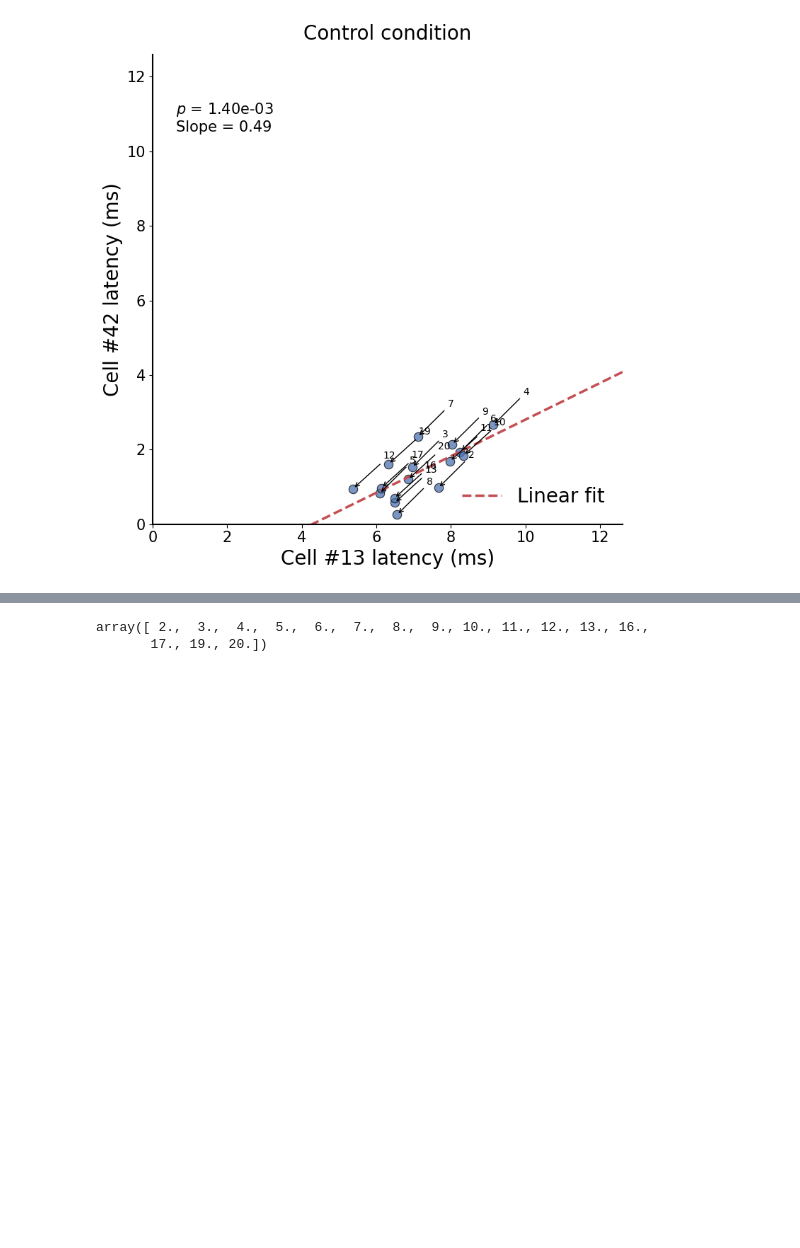
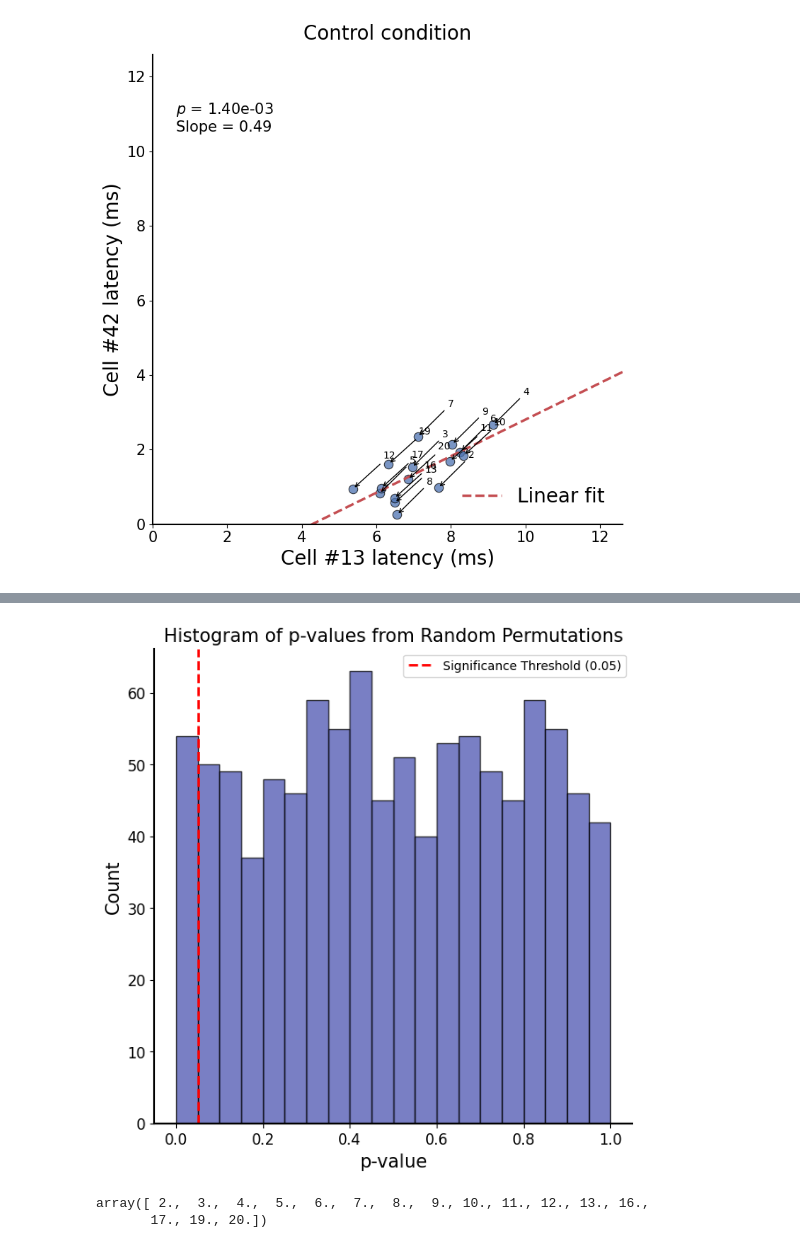
Before and after one commit to TianchengXu0420/ZDA_Adventure, a Jupyter notebook: GapJunction.ipynb, the cells around one changed output, grey strips where cells are left out. Saved outputs shown, nothing was run; the diff lists cells and outputs as text; code cells hidden in the pictures; blank space fills up the shorter version.

```diff
--- a/GapJunction.ipynb
+++ b/GapJunction.ipynb
@@ -709,3 +711,33 @@ plt.show()
+# %%
+list_p = []
+
+for i in range(1000):
+    cell_1_delete = np.random.permutation(cell_1_delete)
+    cell_2_delete = np.random.permutation(cell_2_delete)
+
+    _, _, _, pvalue, _ = linregress(cell_1_delete, cell_2_delete)
+    list_p.append(pvalue)
+# %%
+fig, ax = plt.subplots(figsize=(7, 7), dpi=100)
+
+ax.hist(list_p, bins=20, range=[0, 1], color="#4C54B0", edgecolor='black', alpha=0.75)
+ax.set_xlabel('p-value', fontsize=15)
+ax.set_ylabel('Count', fontsize=15)
+ax.tick_params(labelsize=12)
+ax.set_title('Histogram of p-values from Random Permutations', fontsize=15)
+ax.axvline(x=0.05, color='red', linestyle='--', linewidth=2, label='Significance Threshold (0.05)')
+
+ax.spines['top'].set_visible(False)
+ax.spines['right'].set_visible(False)
+
+ax.spines['left'].set_linewidth(1.5)
+ax.spines['bottom'].set_linewidth(1.5)
+
+ax.legend()
+
+plt.show()
+# %% [output]
+[figure, added]
 # %%
 name + 1
 # %% [output]
```
Also changed, not shown: parts of 2 cells of this notebook.
